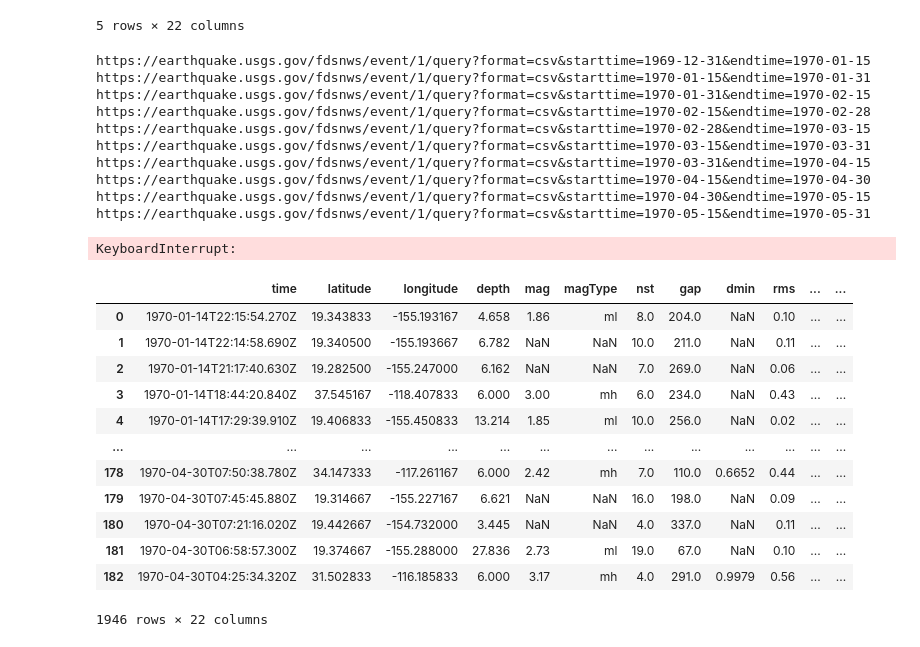
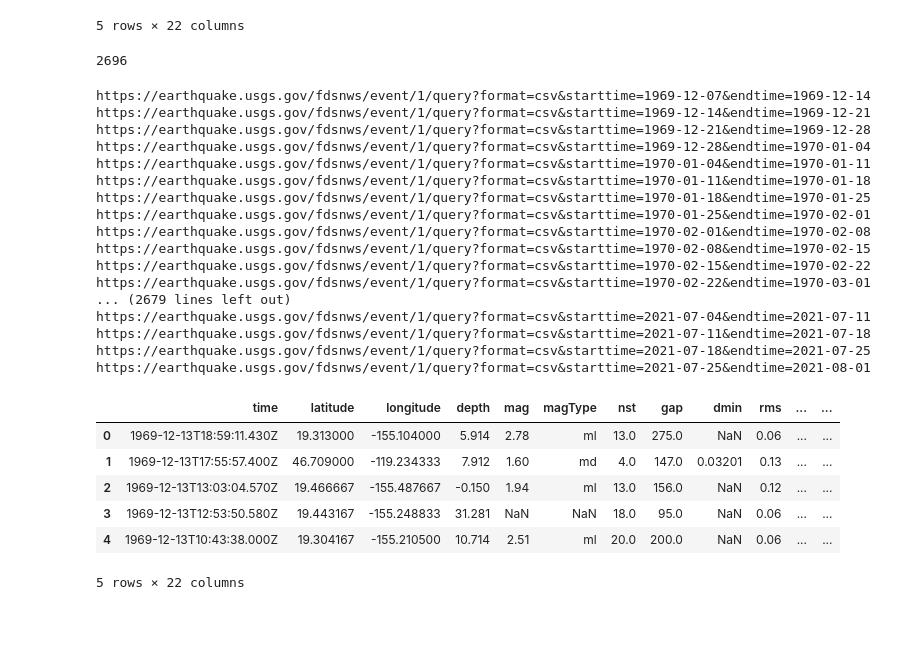
Before and after one commit to 86burke/shockwave, a Jupyter notebook: shockwave.ipynb, the cells around one changed output. Saved outputs shown, nothing was run; the diff lists cells and outputs as text; code cells hidden in the pictures; blank space fills up the shorter version.

```diff
--- a/shockwave.ipynb
+++ b/shockwave.ipynb
@@ -53,9 +53,14 @@ quake_df.head()
 
 # use Semi Month frequency 15th and the last
 #months = pd.date_range('1969-12-31','2021-08-01',freq='SM').strftime("%Y-%m-%d")
+# moving to weekly - 2019-06-30 had over 20k earthquakes!!
+# pd.date_range('1969-12-01','2021-08-01', freq='SM').strftime("%Y-%m-%d").tolist()
+date_list = pd.date_range('1969-12-01','2021-08-01',
+              freq='W').strftime("%Y-%m-%d").tolist()
 
-date_list = pd.date_range('1969-12-31','2021-08-01',
-              freq='SM').strftime("%Y-%m-%d").tolist()
+len(date_list)
+# %% [output]
+2696
 # %%
 # read date list, create copy of csv and load to tables series
 tables = []
@@ -68,33 +73,33 @@ for x in range(len(date_list)-1):
     df1.to_csv(f"data/{start}_{end}.csv")
     tables.append(df1)
 # %% [output]
-https://earthquake.usgs.gov/fdsnws/event/1/query?format=csv&starttime=1969-12-31&endtime=1970-01-15
-https://earthquake.usgs.gov/fdsnws/event/1/query?format=csv&starttime=1970-01-15&endtime=1970-01-31
-https://earthquake.usgs.gov/fdsnws/event/1/query?format=csv&starttime=1970-01-31&endtime=1970-02-15
-https://earthquake.usgs.gov/fdsnws/event/1/query?format=csv&starttime=1970-02-15&endtime=1970-02-28
-https://earthquake.usgs.gov/fdsnws/event/1/query?format=csv&starttime=1970-02-28&endtime=1970-03-15
-https://earthquake.usgs.gov/fdsnws/event/1/query?format=csv&starttime=1970-03-15&endtime=1970-03-31
-https://earthquake.usgs.gov/fdsnws/event/1/query?format=csv&starttime=1970-03-31&endtime=1970-04-15
-https://earthquake.usgs.gov/fdsnws/event/1/query?format=csv&starttime=1970-04-15&endtime=1970-04-30
-https://earthquake.usgs.gov/fdsnws/event/1/query?format=csv&starttime=1970-04-30&endtime=1970-05-15
-https://earthquake.usgs.gov/fdsnws/event/1/query?format=csv&starttime=1970-05-15&endtime=1970-05-31
+https://earthquake.usgs.gov/fdsnws/event/1/query?format=csv&starttime=1969-12-07&endtime=1969-12-14
+https://earthquake.usgs.gov/fdsnws/event/1/query?format=csv&starttime=1969-12-14&endtime=1969-12-21
+https://earthquake.usgs.gov/fdsnws/event/1/query?format=csv&starttime=1969-12-21&endtime=1969-12-28
+https://earthquake.usgs.gov/fdsnws/event/1/query?format=csv&starttime=1969-12-28&endtime=1970-01-04
+https://earthquake.usgs.gov/fdsnws/event/1/query?format=csv&starttime=1970-01-04&endtime=1970-01-11
+https://earthquake.usgs.gov/fdsnws/event/1/query?format=csv&starttime=1970-01-11&endtime=1970-01-18
+https://earthquake.usgs.gov/fdsnws/event/1/query?format=csv&starttime=1970-01-18&endtime=1970-01-25
+https://earthquake.usgs.gov/fdsnws/event/1/query?format=csv&starttime=1970-01-25&endtime=1970-02-01
+https://earthquake.usgs.gov/fdsnws/event/1/query?format=csv&starttime=1970-02-01&endtime=1970-02-08
+https://earthquake.usgs.gov/fdsnws/event/1/query?format=csv&starttime=1970-02-08&endtime=1970-02-15
+https://earthquake.usgs.gov/fdsnws/event/1/query?format=csv&starttime=1970-02-15&endtime=1970-02-22
+https://earthquake.usgs.gov/fdsnws/event/1/query?format=csv&starttime=1970-02-22&endtime=1970-03-01
+... (2679 lines left out)
+https://earthquake.usgs.gov/fdsnws/event/1/query?format=csv&starttime=2021-07-04&endtime=2021-07-11
+https://earthquake.usgs.gov/fdsnws/event/1/query?format=csv&starttime=2021-07-11&endtime=2021-07-18
+https://earthquake.usgs.gov/fdsnws/event/1/query?format=csv&starttime=2021-07-18&endtime=2021-07-25
+https://earthquake.usgs.gov/fdsnws/event/1/query?format=csv&starttime=2021-07-25&endtime=2021-08-01
-KeyboardInterrupt:
 # %%
 df = pd.concat(tables)
 # save all data to csv
 df.to_csv("data/all_earthquake_data.csv")
-df
+df.head()
 # %% [output]
 |  | time | latitude | longitude | depth | mag | magType | nst | gap | dmin | rms | ... | ... |
-| 0 | 1970-01-14T22:15:54.270Z | 19.343833 | -155.193167 | 4.658 | 1.86 | ml | 8.0 | 204.0 | NaN | 0.10 | ... | ... |
-| 1 | 1970-01-14T22:14:58.690Z | 19.340500 | -155.193667 | 6.782 | NaN | NaN | 10.0 | 211.0 | NaN | 0.11 | ... | ... |
-| 2 | 1970-01-14T21:17:40.630Z | 19.282500 | -155.247000 | 6.162 | NaN | NaN | 7.0 | 269.0 | NaN | 0.06 | ... | ... |
-| 3 | 1970-01-14T18:44:20.840Z | 37.545167 | -118.407833 | 6.000 | 3.00 | mh | 6.0 | 234.0 | NaN | 0.43 | ... | ... |
-| 4 | 1970-01-14T17:29:39.910Z | 19.406833 | -155.450833 | 13.214 | 1.85 | ml | 10.0 | 256.0 | NaN | 0.02 | ... | ... |
-| ... | ... | ... | ... | ... | ... | ... | ... | ... | ... | ... | ... | ... |
-| 178 | 1970-04-30T07:50:38.780Z | 34.147333 | -117.261167 | 6.000 | 2.42 | mh | 7.0 | 110.0 | 0.6652 | 0.44 | ... | ... |
-| 179 | 1970-04-30T07:45:45.880Z | 19.314667 | -155.227167 | 6.621 | NaN | NaN | 16.0 | 198.0 | NaN | 0.09 | ... | ... |
-| 180 | 1970-04-30T07:21:16.020Z | 19.442667 | -154.732000 | 3.445 | NaN | NaN | 4.0 | 337.0 | NaN | 0.11 | ... | ... |
-| 181 | 1970-04-30T06:58:57.300Z | 19.374667 | -155.288000 | 27.836 | 2.73 | ml | 19.0 | 67.0 | NaN | 0.10 | ... | ... |
-| 182 | 1970-04-30T04:25:34.320Z | 31.502833 | -116.185833 | 6.000 | 3.17 | mh | 4.0 | 291.0 | 0.9979 | 0.56 | ... | ... |
+| 0 | 1969-12-13T18:59:11.430Z | 19.313000 | -155.104000 | 5.914 | 2.78 | ml | 13.0 | 275.0 | NaN | 0.06 | ... | ... |
+| 1 | 1969-12-13T17:55:57.400Z | 46.709000 | -119.234333 | 7.912 | 1.60 | md | 4.0 | 147.0 | 0.03201 | 0.13 | ... | ... |
+| 2 | 1969-12-13T13:03:04.570Z | 19.466667 | -155.487667 | -0.150 | 1.94 | ml | 13.0 | 156.0 | NaN | 0.12 | ... | ... |
+| 3 | 1969-12-13T12:53:50.580Z | 19.443167 | -155.248833 | 31.281 | NaN | NaN | 18.0 | 95.0 | NaN | 0.06 | ... | ... |
+| 4 | 1969-12-13T10:43:38.000Z | 19.304167 | -155.210500 | 10.714 | 2.51 | ml | 20.0 | 200.0 | NaN | 0.06 | ... | ... |
-1946 rows × 22 columns
+5 rows × 22 columns
```
